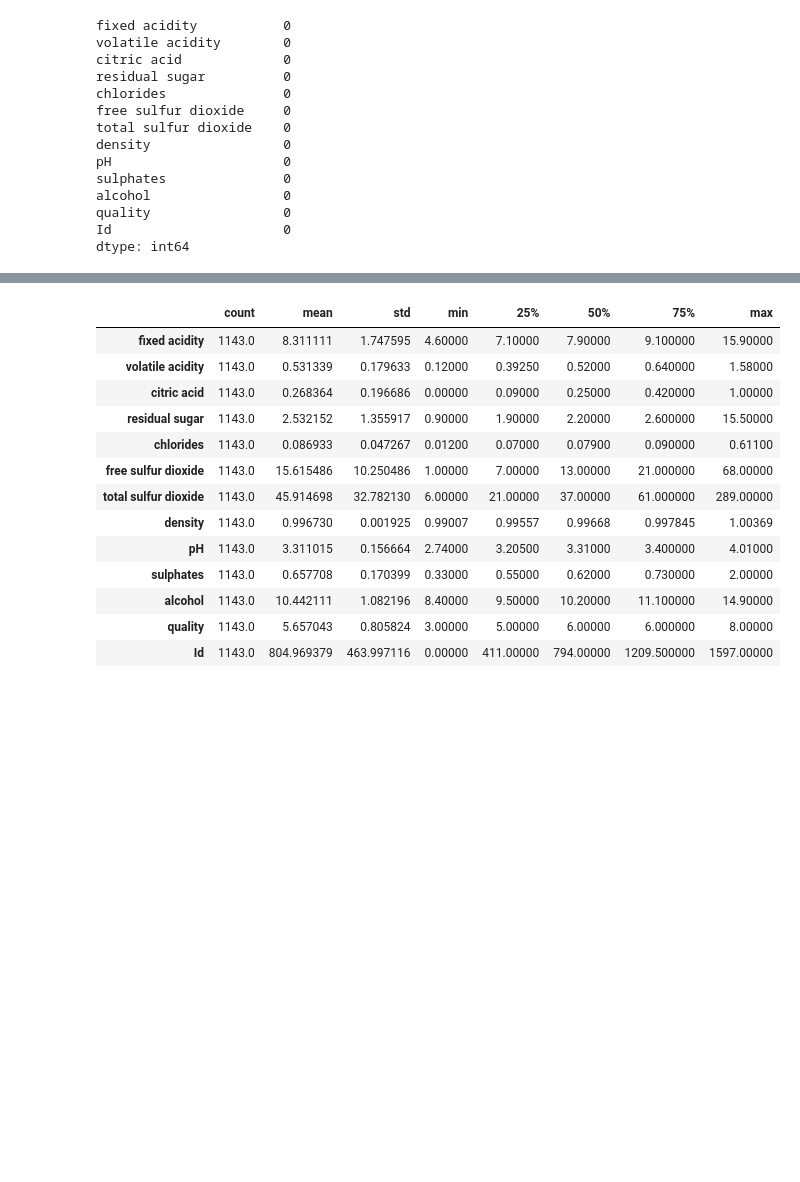
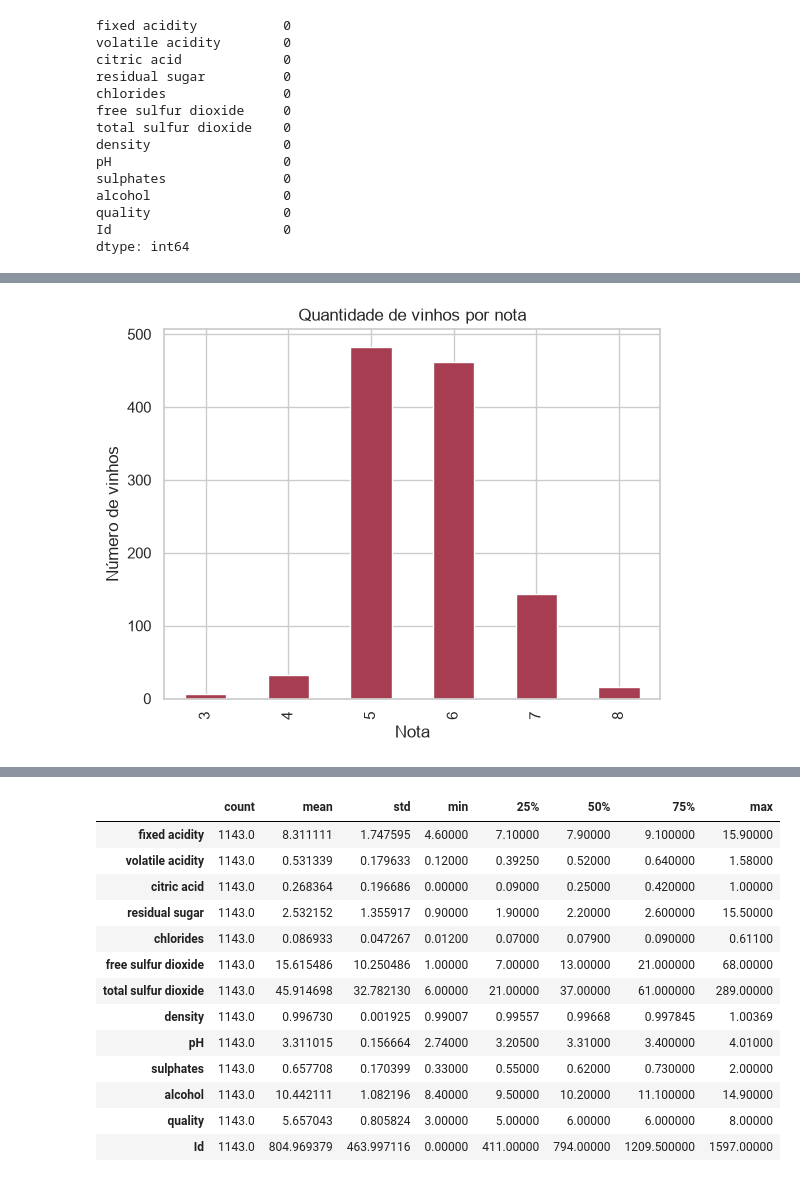
Before and after one commit to aneliabe/wine-quality-classification, a Jupyter notebook: notebooks/wine_quality_analysis.ipynb, the cells around one changed output, grey strips where cells are left out. Cells and saved outputs as stored; diff of their text form; code cells hidden in the pictures; blank space fills up the shorter version.

Commit message:
more EDA and charts

```diff
--- a/notebooks/wine_quality_analysis.ipynb
+++ b/notebooks/wine_quality_analysis.ipynb
@@ -112,0 +197,4 @@ As variáveis disponíveis são:
+# %%
+#Contagem de quantos vinhos existe em cada nota em ordem crescente
+df_wine_quantity_per_note = df["quality"].value_counts().sort_index()
+df_wine_quantity_per_note
@@ -112,0 +210,8 @@ As variáveis disponíveis são:
+# %%
+df_wine_quantity_per_note.plot(kind="bar", color="#A63D50")
+plt.xlabel("Nota")
+plt.ylabel("Número de vinhos")
+plt.title("Quantidade de vinhos por nota")
+plt.show()
+# %% [output]
+[figure, added]
```
Also changed, not shown: parts of 30 cells of this notebook.
